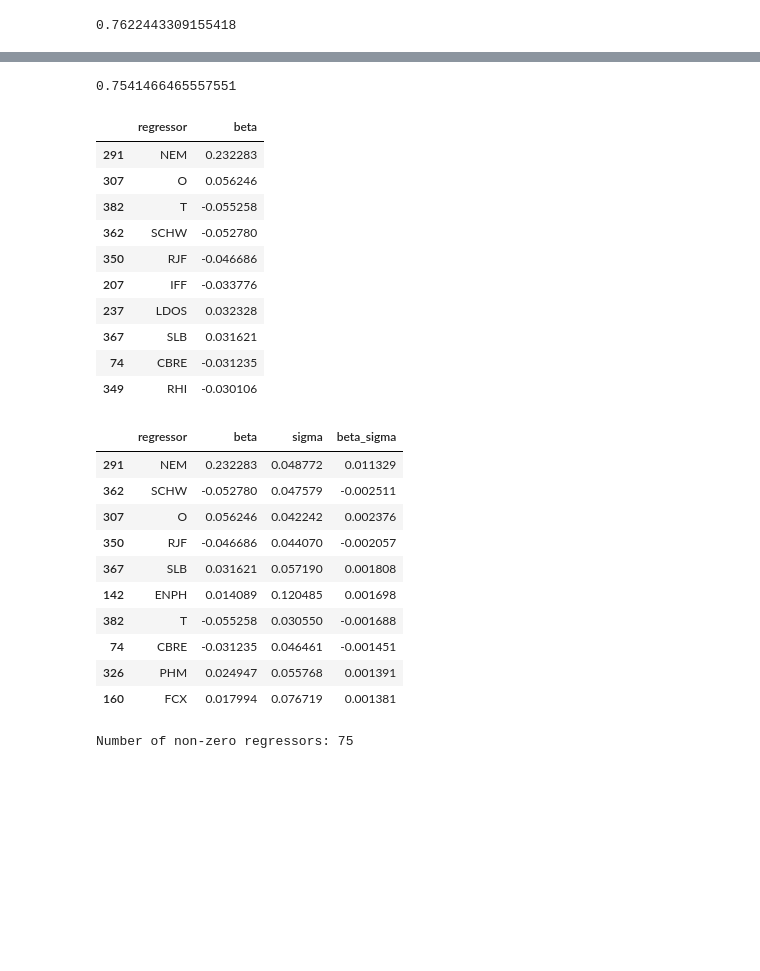
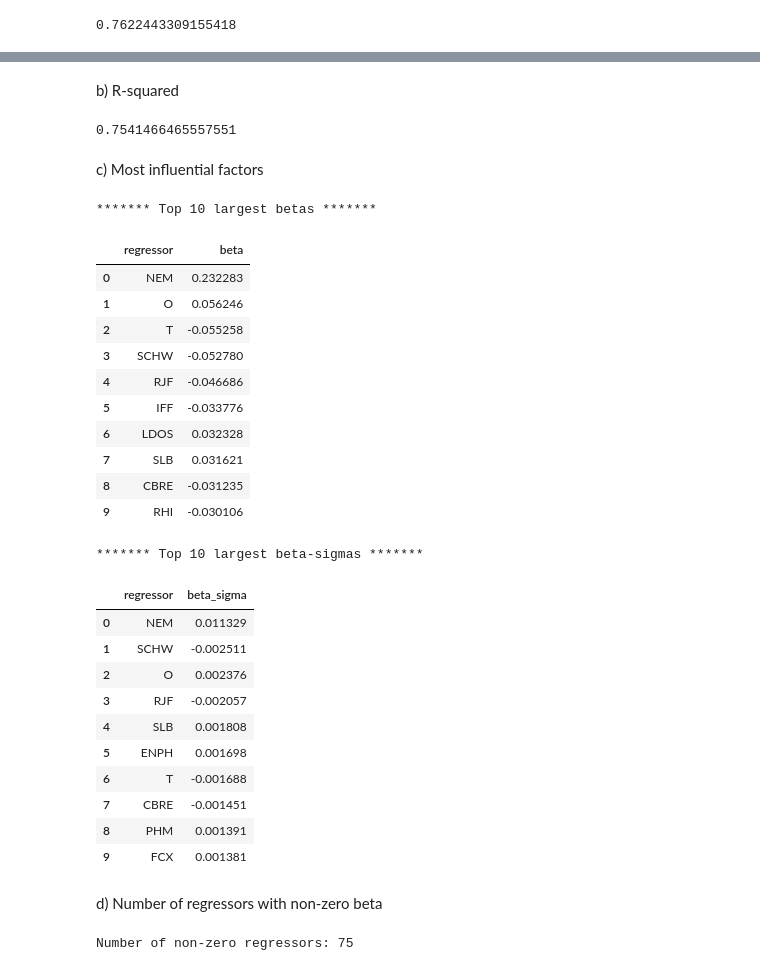
Before and after one commit to ebdaniel/drw-dataanalysis-2022, a Jupyter notebook: hw_3.ipynb, the cells around one changed output, grey strips where cells are left out. Saved outputs shown, nothing was run; the diff lists cells and outputs as text; code cells hidden in the pictures; blank space fills up the shorter version.

```diff
--- a/hw_3.ipynb
+++ b/hw_3.ipynb
@@ -10,6 +10,7 @@ import matplotlib.pyplot as plt
 from sklearn.linear_model import LinearRegression, Lasso, Ridge, RidgeCV, LassoCV
 
 pd.set_option('display.max_rows', 500)
+pd.set_option('display.max_columns', 500)
 # %%
 # read data
 rets_mkt = pd.read_excel('data/hw_3_3_data.xlsx', sheet_name='benchmark rets')
@@ -38,8 +55,0 @@ d) Compute $\beta^{j}\sigma^{j}$ for each regressor
-# %%
-def compute_beta_sigma(spx, results):
-    results['abs_beta'] = results.beta.abs()
-    for i, row in spx.T.iloc[1:].iterrows():
-        results.loc[results.regressor==i, 'sigma'] = row.std()
-    results['beta_sigma'] = results['beta']*results['sigma']
-    results['abs_beta_sigma'] = results.beta_sigma.abs()
-    return results
@@ -46,2 +58,8 @@ def compute_beta_sigma(spx, results):
+# %%
+def compute_beta_sigma(spx, results):
+    results['beta_sigma'] = spx.drop(columns='date').std().values * results.beta.values
+    results['abs_beta_sigma'] = results.beta_sigma.abs()
+    results['abs_beta'] = results.beta.abs()
+    return results
 # %%
 results_ols = compute_beta_sigma(rets_spx, results_ols)
@@ -128,34 +176,46 @@ results_lasso = pd.DataFrame({'regressor': X.columns, 'intercept': model_lasso.i
+# %% [markdown]
+b) R-squared
 # %%
 model_lasso.score(X, y)
 # %% [output]
 0.7541466465557551
+# %% [markdown]
+c) Most influential factors
 # %%
 results_lasso = compute_beta_sigma(rets_spx, results_lasso)
-display(results_lasso.sort_values('abs_beta', ascending=False).head(10)[['regressor', 'beta']])
-display(results_lasso.sort_values('abs_beta_sigma', ascending=False).head(10)[['regressor', 'beta', 'sigma', 'beta_sigma']])
+print("******* Top 10 largest betas *******")
+display(results_lasso.sort_values('abs_beta', ascending=False).head(10)[['regressor', 'beta']].\
+    reset_index(drop=True))
+print("******* Top 10 largest beta-sigmas *******")
+display(results_lasso.sort_values('abs_beta_sigma', ascending=False).head(10)[['regressor', 'beta_sigma']].\
+    reset_index(drop=True))
 # %% [output]
+******* Top 10 largest betas *******
 |  | regressor | beta |
-| 291 | NEM | 0.232283 |
-| 307 | O | 0.056246 |
-| 382 | T | -0.055258 |
-| 362 | SCHW | -0.052780 |
-| 350 | RJF | -0.046686 |
-| 207 | IFF | -0.033776 |
-| 237 | LDOS | 0.032328 |
-| 367 | SLB | 0.031621 |
-| 74 | CBRE | -0.031235 |
-| 349 | RHI | -0.030106 |
+| 0 | NEM | 0.232283 |
+| 1 | O | 0.056246 |
+| 2 | T | -0.055258 |
+| 3 | SCHW | -0.052780 |
+| 4 | RJF | -0.046686 |
+| 5 | IFF | -0.033776 |
+| 6 | LDOS | 0.032328 |
+| 7 | SLB | 0.031621 |
+| 8 | CBRE | -0.031235 |
+| 9 | RHI | -0.030106 |
+******* Top 10 largest beta-sigmas *******
-|  | regressor | beta | sigma | beta_sigma |
-| 291 | NEM | 0.232283 | 0.048772 | 0.011329 |
-| 362 | SCHW | -0.052780 | 0.047579 | -0.002511 |
-| 307 | O | 0.056246 | 0.042242 | 0.002376 |
-| 350 | RJF | -0.046686 | 0.044070 | -0.002057 |
-| 367 | SLB | 0.031621 | 0.057190 | 0.001808 |
-| 142 | ENPH | 0.014089 | 0.120485 | 0.001698 |
-| 382 | T | -0.055258 | 0.030550 | -0.001688 |
-| 74 | CBRE | -0.031235 | 0.046461 | -0.001451 |
-| 326 | PHM | 0.024947 | 0.055768 | 0.001391 |
-| 160 | FCX | 0.017994 | 0.076719 | 0.001381 |
+|  | regressor | beta_sigma |
+| 0 | NEM | 0.011329 |
+| 1 | SCHW | -0.002511 |
+| 2 | O | 0.002376 |
+| 3 | RJF | -0.002057 |
+| 4 | SLB | 0.001808 |
+| 5 | ENPH | 0.001698 |
+| 6 | T | -0.001688 |
+| 7 | CBRE | -0.001451 |
+| 8 | PHM | 0.001391 |
+| 9 | FCX | 0.001381 |
+# %% [markdown]
+d) Number of regressors with non-zero beta
 # %%
 non_zero_regressors = results_lasso.loc[results_lasso.beta != 0]
 print(f"Number of non-zero regressors: {len(non_zero_regressors)}")
```
Also changed, not shown: parts of 20 cells of this notebook, 2 other files.
